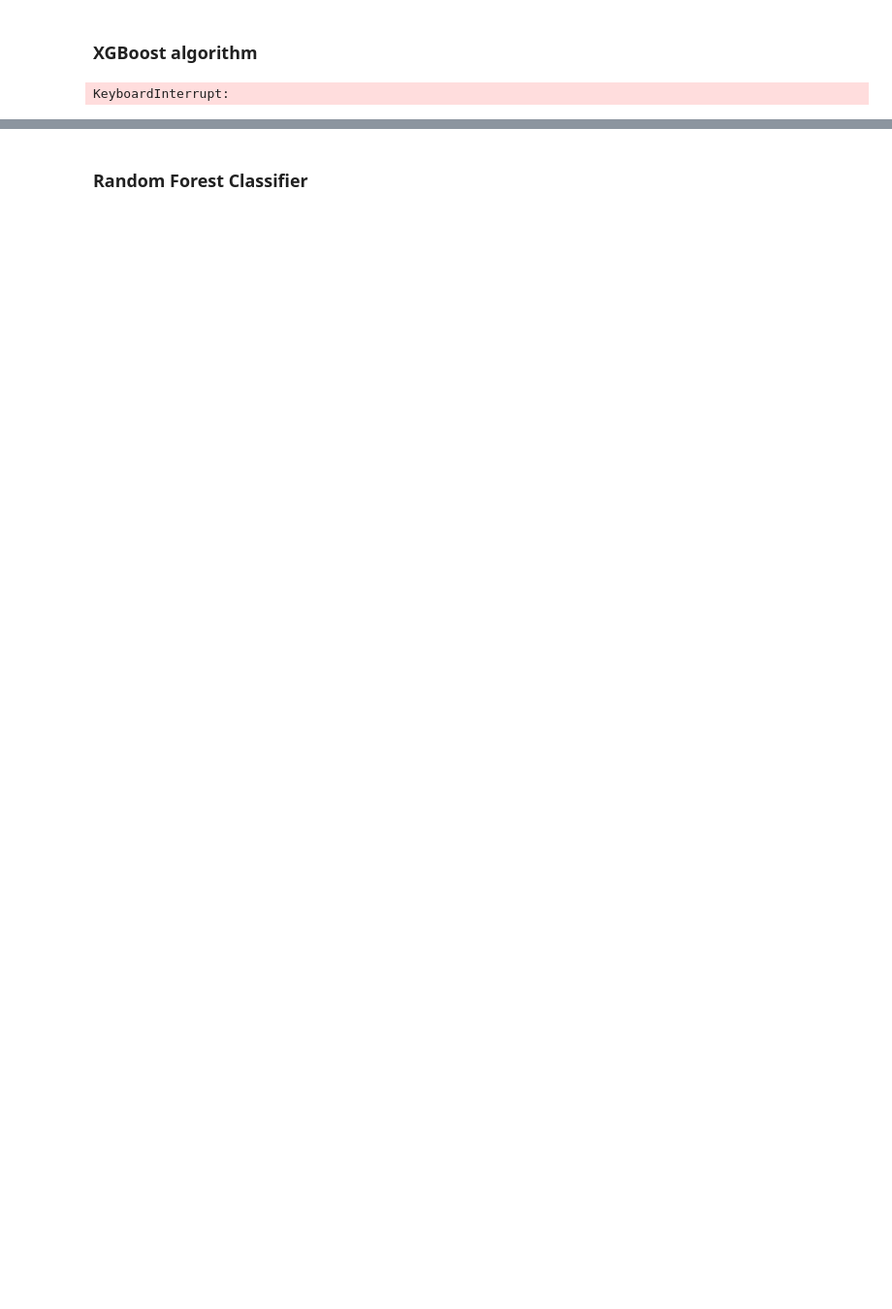
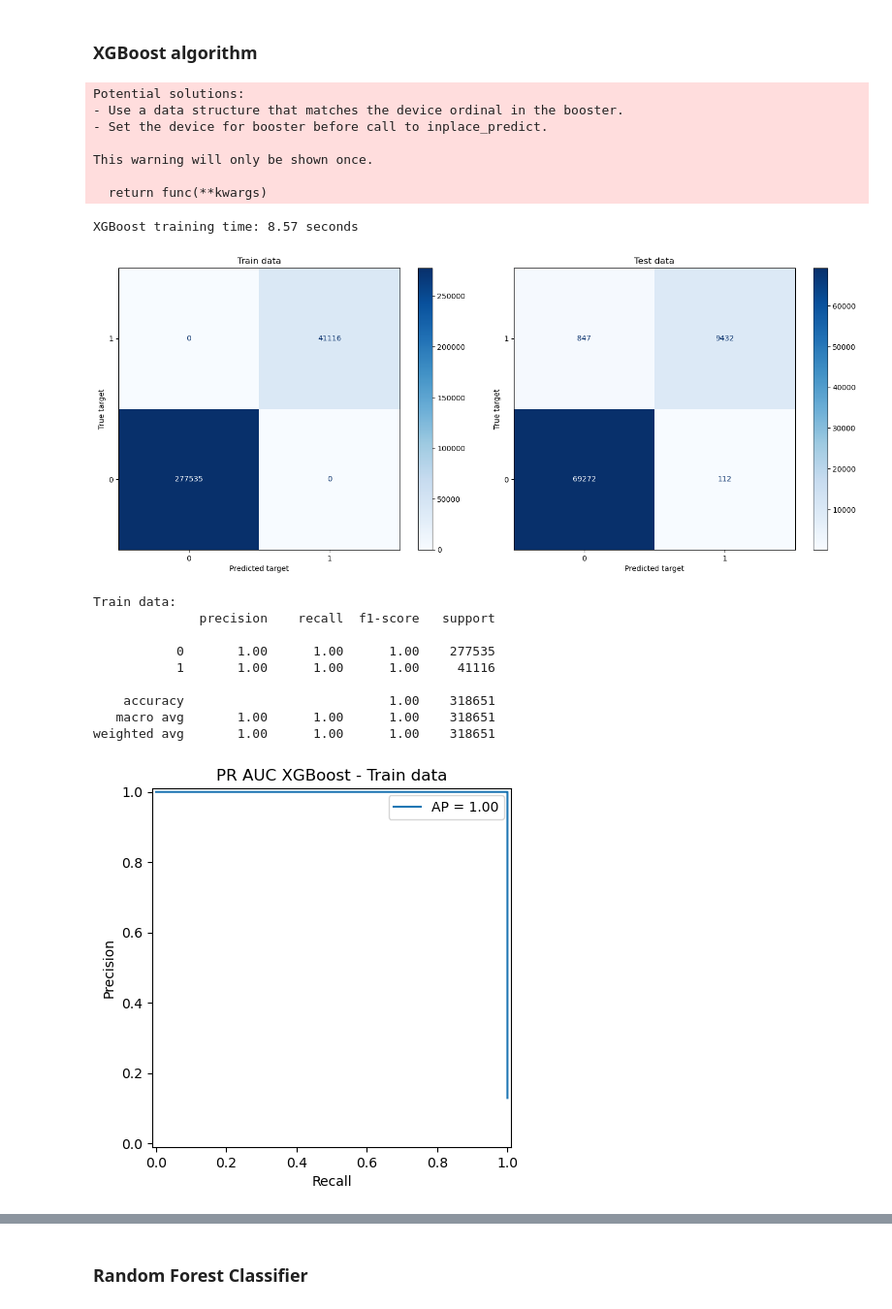
Before and after one commit to Radoslaw-Polak/Credit-Scoring-Modelling, a Jupyter notebook: test.ipynb, the cells around one changed output, grey strips where cells are left out. Shown at 97% size. Saved outputs shown, nothing was run; the diff lists cells and outputs as text; code cells hidden in the pictures; blank space fills up the shorter version.

```diff
--- a/test.ipynb
+++ b/test.ipynb
@@ -678,43 +695,70 @@ weighted avg       0.98      0.98      0.98     79663
 # %% [markdown]
 ### XGBoost algorithm
+# %%
+import torch
+"""setting device"""
+device = 'cuda' if torch.cuda.is_available() else 'cpu'
 # %%
-import time
 import xgboost as xgb
 
-# Prepare data for XGBoost
-X = customer_data.drop(columns='target')
-y = customer_data['target']
-
+"""Prepare data for XGBoost but also other Decision Tree-based models"""
+X = customer_data_scaled.drop(columns='target')
+y = customer_data_scaled['target']
 
 X_train, X_test, y_train, y_test = train_test_split(X, y, test_size=0.2, random_state=68, stratify=customer_data['target'])
 
 val_counts = customer_data['target'].value_counts()
 class_freq_ratio = val_counts.get(0, 0) / val_counts.get(1, 0)
 
+start_time = time.time()
 xgb_model = xgb.XGBClassifier(
     objective='binary:logistic',
     eval_metric='logloss',
     n_estimators=1000,
-    scale_pos_weight=class_freq_ratio
+    scale_pos_weight=class_freq_ratio,
+    device=device
 )
 
 X_train, X_test, y_train, y_test = X_train.to_numpy(), X_test.to_numpy(), y_train.to_numpy(), y_test.to_numpy()
 
 xgb_model.fit(X_train, y_train)
 y_pred_XGB_train = xgb_model.predict(X_train)
 y_pred_XGB_test = xgb_model.predict(X_test)
 
-cm_train_XGB, cm_test_XGB = display_confusion_matrix(y_train=y_train, y_train_pred=y_pred_XGB_train,
-                                                     y_test=y_test, y_pred=y_pred_XGB_test, cmap="Blues")
+end_time = time.time()
+print(f"XGBoost training time: {end_time - start_time:.2f} seconds")
+
+cm_train_XGB, cm_test_XGB = display_confusion_matrix(y_train=y_train,
+                                                     y_train_pred=y_pred_XGB_train,
+                                                     y_test=y_test, y_pred=y_pred_XGB_test,
+                                                     cmap="Blues")
 display_quality_metrics(y_true=y_train,
                         y_pred=y_pred_XGB_train,
                         y_probs=xgb_model.predict_proba(X_train),
                         label='Train data',
                         pr_curve_title='PR AUC XGBoost - Train data')
 display_quality_metrics(y_true=y_test,
                         y_pred=y_pred_XGB_test,
                         y_probs=xgb_model.predict_proba(X_test),
                         label='\nTest data',
                         pr_curve_title='PR AUC XGBoost - Test data')
 # %% [output]
-KeyboardInterrupt:
+Potential solutions:
+- Use a data structure that matches the device ordinal in the booster.
+- Set the device for booster before call to inplace_predict.
+
+This warning will only be shown once.
+
+  return func(**kwargs)
+XGBoost training time: 8.57 seconds
+[figure, added]
+Train data:
+              precision    recall  f1-score   support
+
+           0       1.00      1.00      1.00    277535
+           1       1.00      1.00      1.00     41116
+
+    accuracy                           1.00    318651
+   macro avg       1.00      1.00      1.00    318651
+weighted avg       1.00      1.00      1.00    318651
+[figure, added]
```
Also changed, not shown: parts of 15 cells of this notebook, 1 other file.
